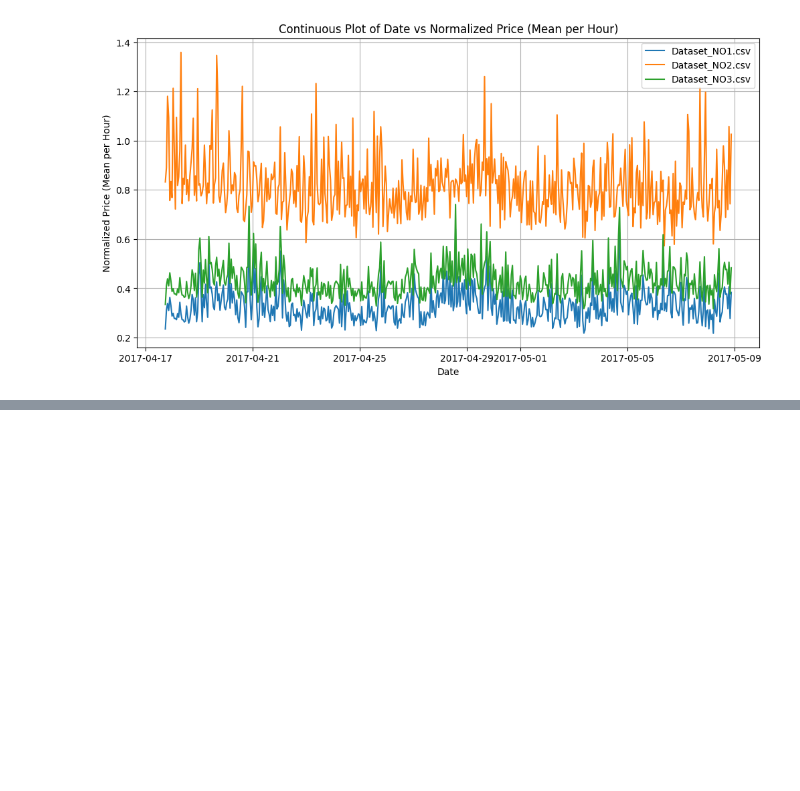
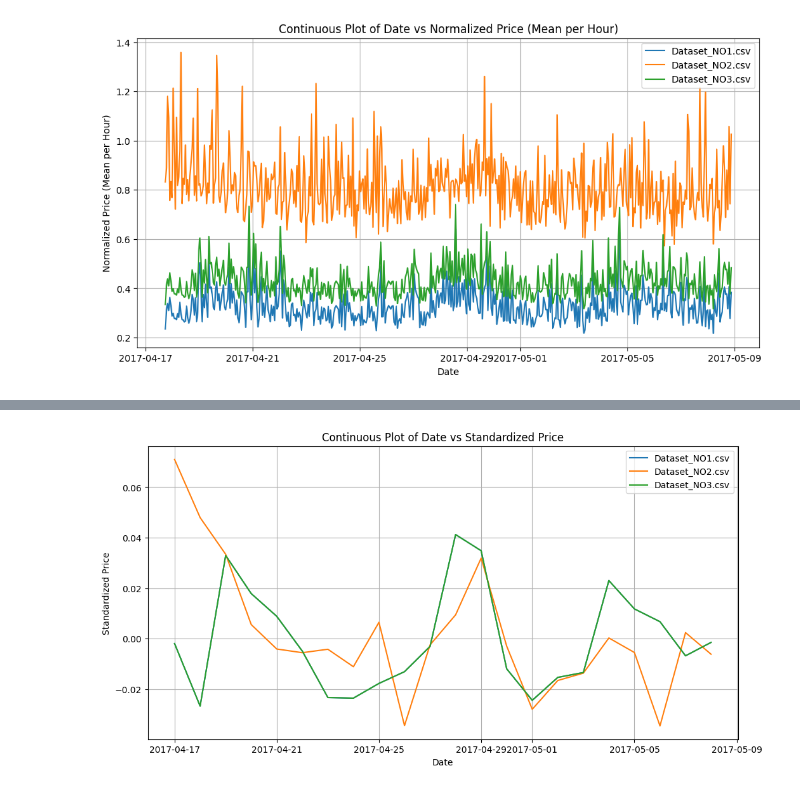
Before and after one commit to kevint-thd/data_normalized_plot, a Jupyter notebook: data_exploration_updated.ipynb, the cells around one changed output, grey strips where cells are left out. Drawn from its saved outputs; the diff is of its cells as text; code cells hidden in the pictures; blank space fills up the shorter version.

Commit message:
Update The graphs
2 plots added

```diff
--- a/data_exploration_updated.ipynb
+++ b/data_exploration_updated.ipynb
@@ -679,0 +726,48 @@ plt.show()
+# %%
+import os
+import pandas as pd
+import matplotlib.pyplot as plt
+import seaborn as sns
+from sklearn.preprocessing import StandardScaler
+
+# List of file paths for the three datasets
+dataset_paths = [
+    r"C:\Users\kevin\OneDrive\Desktop\code_fixed\Optimal-timing-for-bandwith-reservation-main\optimal_timing_for_bandwidth_reservation\datasets\Dataset_NO1.csv",
+    r"C:\Users\kevin\OneDrive\Desktop\code_fixed\Optimal-timing-for-bandwith-reservation-main\optimal_timing_for_bandwidth_reservation\datasets\Dataset_NO2.csv",
+    r"C:\Users\kevin\OneDrive\Desktop\code_fixed\Optimal-timing-for-bandwith-reservation-main\optimal_timing_for_bandwidth_reservation\datasets\Dataset_NO3.csv",
+]
+
+# Set the interval for plotting (e.g., daily, hourly)
+plot_interval = '1D'  # 1-day interval
+
+# Initialize the plot
+plt.figure(figsize=(12, 6))
+plt.title("Continuous Plot of Date vs Standardized Price")
+
+# Plot Date vs Standardized Price for each dataset
+for dataset_path in dataset_paths:
+    # Load the dataset
+    df = pd.read_csv(dataset_path)
+
+    # Convert 'Date' column to datetime if not already
+    df['Date'] = pd.to_datetime(df['Date'])
+
+    # Set 'Date' as the index
+    df.set_index('Date', inplace=True)
+
+    # Standardize the 'Price' column
+    scaler = StandardScaler()
+    df['Standardized_Price'] = scaler.fit_transform(df['Price'].values.reshape(-1, 1)).flatten()
+
+    # Resample the data at the specified interval and plot
+    df_resampled = df.resample(plot_interval).mean()  # Use mean for multiple entries on the same date
+    plt.plot(df_resampled.index, df_resampled['Standardized_Price'], label=os.path.basename(dataset_path))
+
+# Customize the plot
+plt.xlabel("Date")
+plt.ylabel("Standardized Price")
+plt.legend()
+plt.grid(True)
+plt.show()
+# %% [output]
+[figure, added]
```
Also changed, not shown: parts of 11 cells of this notebook.
